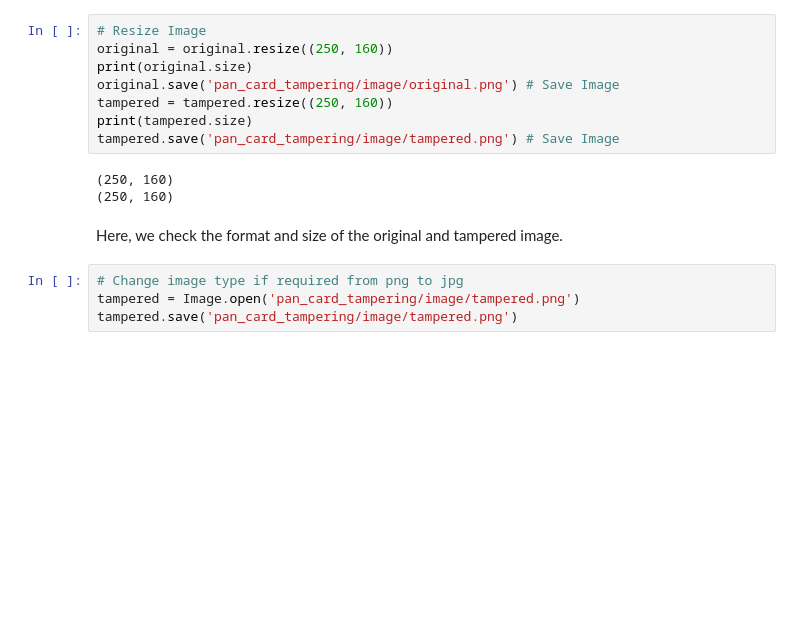
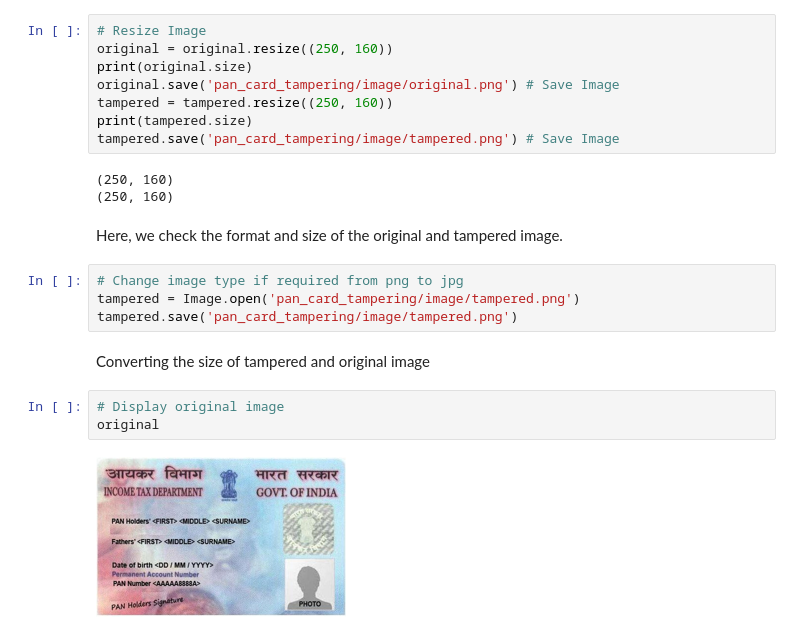
Before and after one commit to AAdewunmi/Pan_Card_Tampering_Project, a Jupyter notebook: Pan_Card_Tampering_Project.ipynb, the cells around one changed output. Drawn from its saved outputs; the diff is of its cells as text; blank space fills up the shorter version.

Commit message:
Display original image

```diff
--- a/Pan_Card_Tampering_Project.ipynb
+++ b/Pan_Card_Tampering_Project.ipynb
@@ -57,3 +57,10 @@ Here, we check the format and size of the original and tampered image.
 # Change image type if required from png to jpg
 tampered = Image.open('pan_card_tampering/image/tampered.png')
 tampered.save('pan_card_tampering/image/tampered.png')
+# %% [markdown]
+Converting the size of tampered and original image
+# %%
+# Display original image
+original
+# %% [output]
+[figure, added]
```
